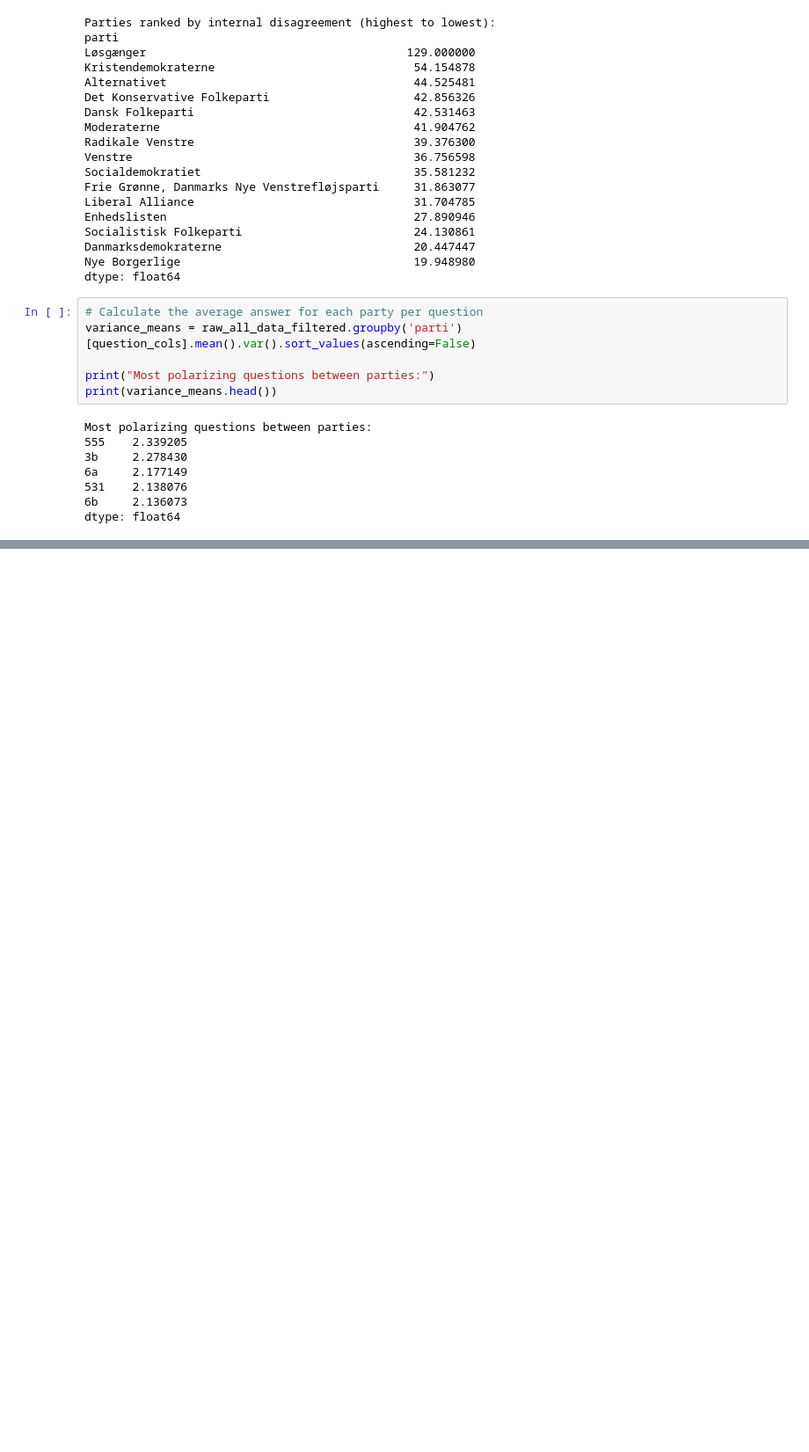
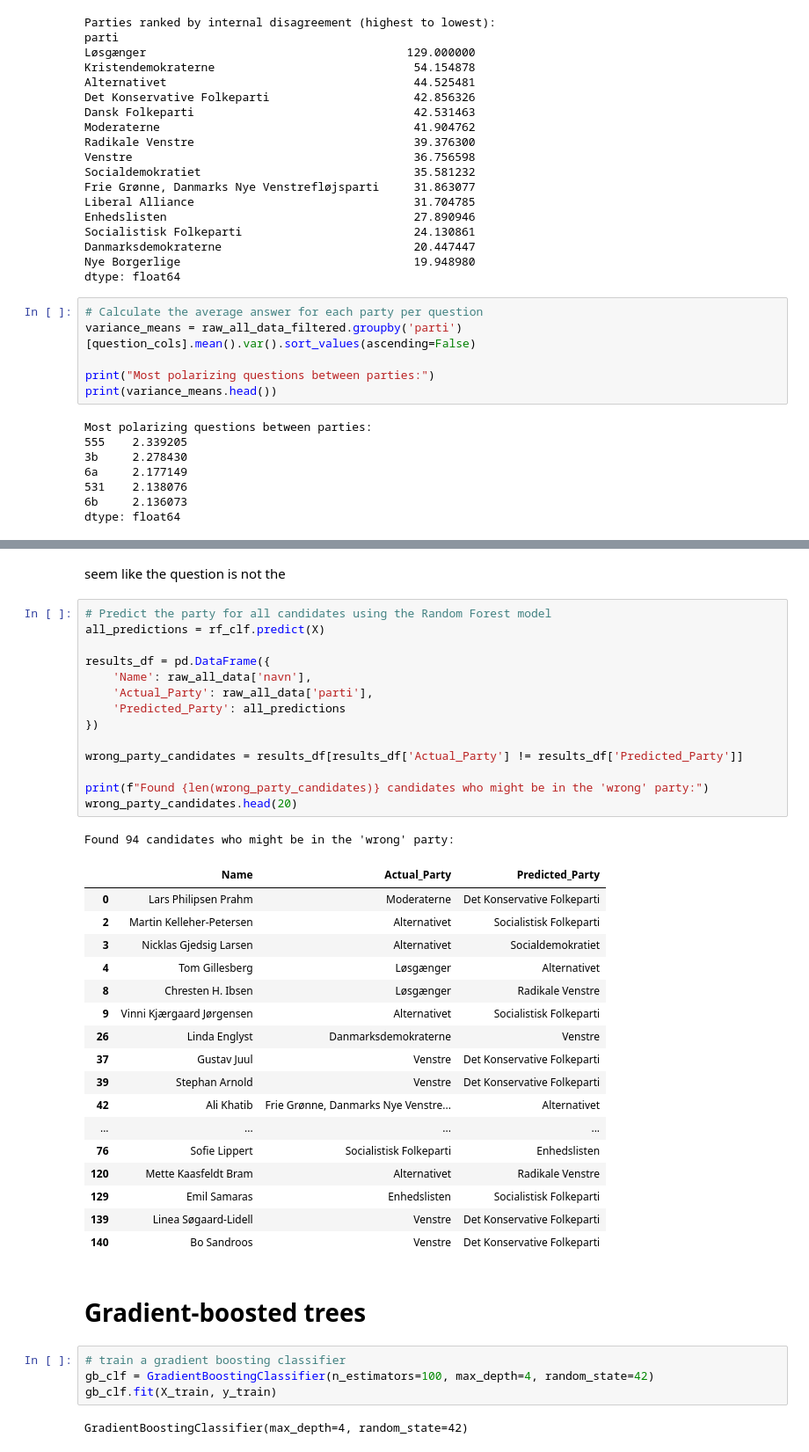
Before and after one commit to MrPAkaCannyBoiz/mal1_playground, a Jupyter notebook: assignment02/2. Candidate Test 2022 I.ipynb, the cells around one changed output, grey strips where cells are left out. Shown at 88% size. Saved outputs shown, nothing was run; the diff lists cells and outputs as text; blank space fills up the shorter version.

```diff
--- a/assignment02/2. Candidate Test 2022 I.ipynb
+++ b/assignment02/2. Candidate Test 2022 I.ipynb
@@ -261,0 +428,43 @@ dtype: float64
+# %% [markdown]
+seem like the question is not the
+# %%
+# Predict the party for all candidates using the Random Forest model
+all_predictions = rf_clf.predict(X)
+
+results_df = pd.DataFrame({
+    'Name': raw_all_data['navn'],
+    'Actual_Party': raw_all_data['parti'],
+    'Predicted_Party': all_predictions
+})
+
+wrong_party_candidates = results_df[results_df['Actual_Party'] != results_df['Predicted_Party']]
+
+print(f"Found {len(wrong_party_candidates)} candidates who might be in the 'wrong' party:")
+wrong_party_candidates.head(20)
+# %% [output]
+Found 94 candidates who might be in the 'wrong' party:
+|  | Name | Actual_Party | Predicted_Party |
+| 0 | Lars Philipsen Prahm | Moderaterne | Det Konservative Folkeparti |
+| 2 | Martin Kelleher-Petersen | Alternativet | Socialistisk Folkeparti |
+| 3 | Nicklas Gjedsig Larsen | Alternativet | Socialdemokratiet |
+| 4 | Tom Gillesberg | Løsgænger | Alternativet |
+| 8 | Chresten H. Ibsen | Løsgænger | Radikale Venstre |
+| 9 | Vinni Kjærgaard Jørgensen | Alternativet | Socialistisk Folkeparti |
+| 26 | Linda Englyst | Danmarksdemokraterne | Venstre |
+| 37 | Gustav Juul | Venstre | Det Konservative Folkeparti |
+| 39 | Stephan Arnold | Venstre | Det Konservative Folkeparti |
+| 42 | Ali Khatib | Frie Grønne, Danmarks Nye Venstre... | Alternativet |
+| ... | ... | ... | ... |
+| 76 | Sofie Lippert | Socialistisk Folkeparti | Enhedslisten |
+| 120 | Mette Kaasfeldt Bram | Alternativet | Radikale Venstre |
+| 129 | Emil Samaras | Enhedslisten | Socialistisk Folkeparti |
+| 139 | Linea Søgaard-Lidell | Venstre | Det Konservative Folkeparti |
+| 140 | Bo Sandroos | Venstre | Det Konservative Folkeparti |
+# %% [markdown]
+# Gradient-boosted trees
+# %%
+# train a gradient boosting classifier
+gb_clf = GradientBoostingClassifier(n_estimators=100, max_depth=4, random_state=42)
+gb_clf.fit(X_train, y_train)
+# %% [output]
+GradientBoostingClassifier(max_depth=4, random_state=42)
```
Also changed, not shown: parts of 23 cells of this notebook.
